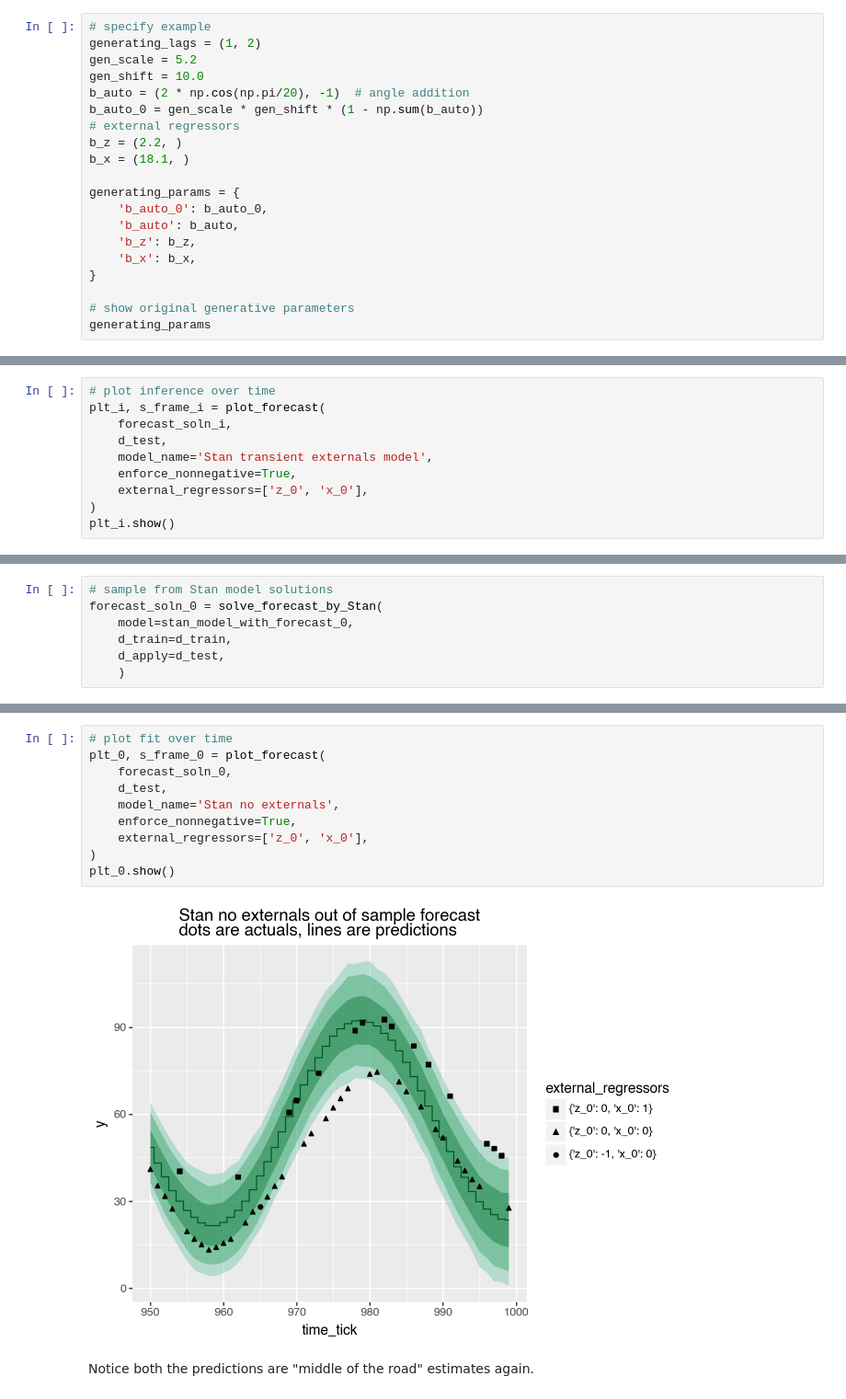
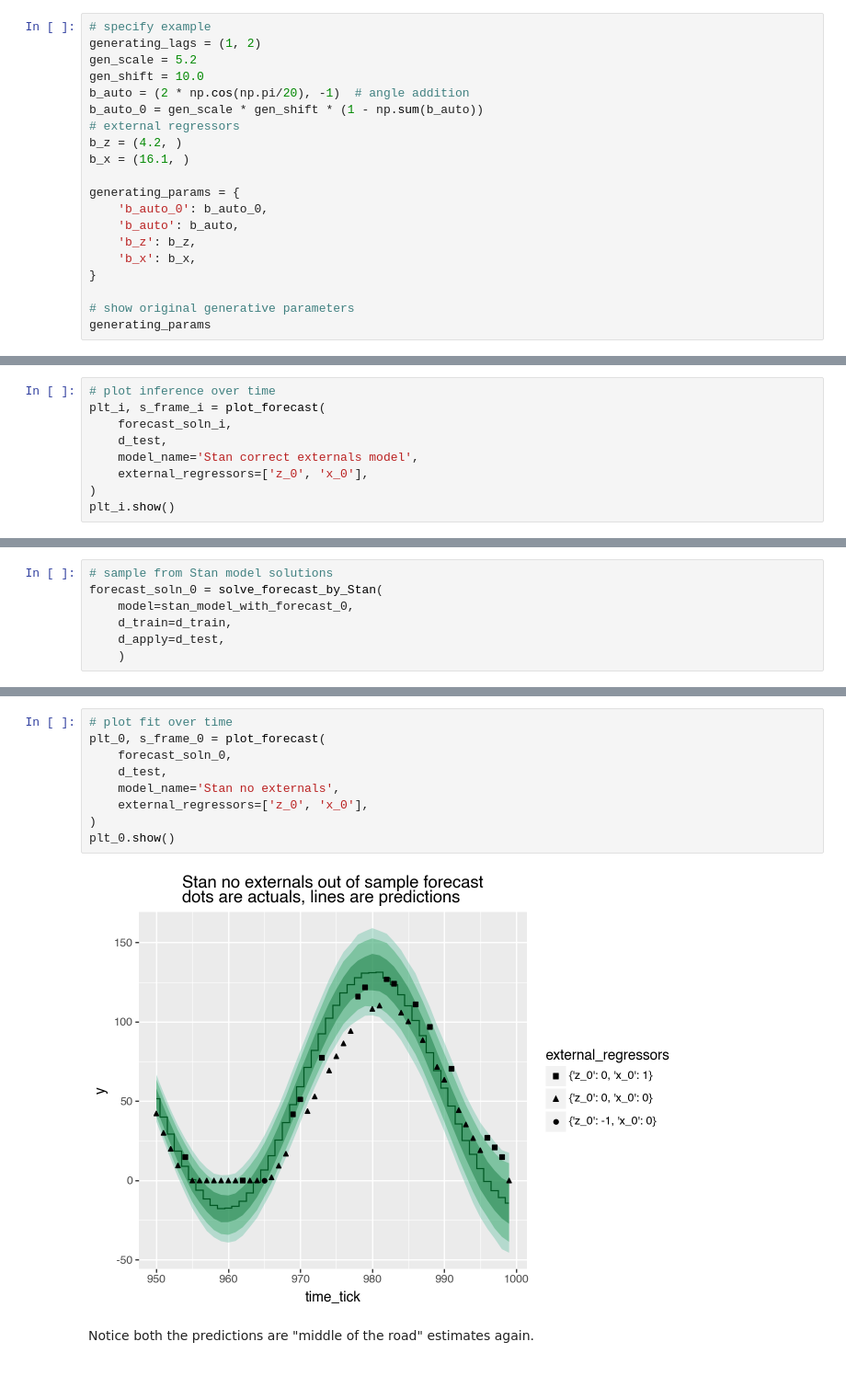
Before and after one commit to WinVector/Examples, a Jupyter notebook: TimeSeries/nested_model_example.ipynb, the cells around one changed output, grey strips where cells are left out. Shown at 92% size. Saved outputs shown, nothing was run; the diff lists cells and outputs as text.

```diff
--- a/TimeSeries/nested_model_example.ipynb
+++ b/TimeSeries/nested_model_example.ipynb
@@ -61,8 +59,8 @@ gen_shift = 10.0
 b_auto = (2 * np.cos(np.pi/20), -1)  # angle addition
 b_auto_0 = gen_scale * gen_shift * (1 - np.sum(b_auto))
 # external regressors
-b_z = (2.2, )
-b_x = (18.1, )
+b_z = (4.2, )
+b_x = (16.1, )
 
 generating_params = {
     'b_auto_0': b_auto_0,
@@ -386,8 +384,7 @@ And we can plot both the forecasts, and *estimated* quantile bands around the es
 plt_i, s_frame_i = plot_forecast(
     forecast_soln_i,
     d_test,
-    model_name='Stan transient externals model',
-    enforce_nonnegative=True,
+    model_name='Stan correct externals model',
     external_regressors=['z_0', 'x_0'],
 )
 plt_i.show()
@@ -646,15 +501,14 @@ generating_params
 # %%
 # plot fit over time
 plt_0, s_frame_0 = plot_forecast(
     forecast_soln_0,
     d_test,
     model_name='Stan no externals',
-    enforce_nonnegative=True,
     external_regressors=['z_0', 'x_0'],
 )
 plt_0.show()
 # %% [output]
-[figure, old version]
+[figure, new version]
 # %% [markdown]
 Notice both the predictions are "middle of the road" estimates again.
 # %%
```
Also changed, not shown: parts of 40 cells of this notebook, 4 other files.
